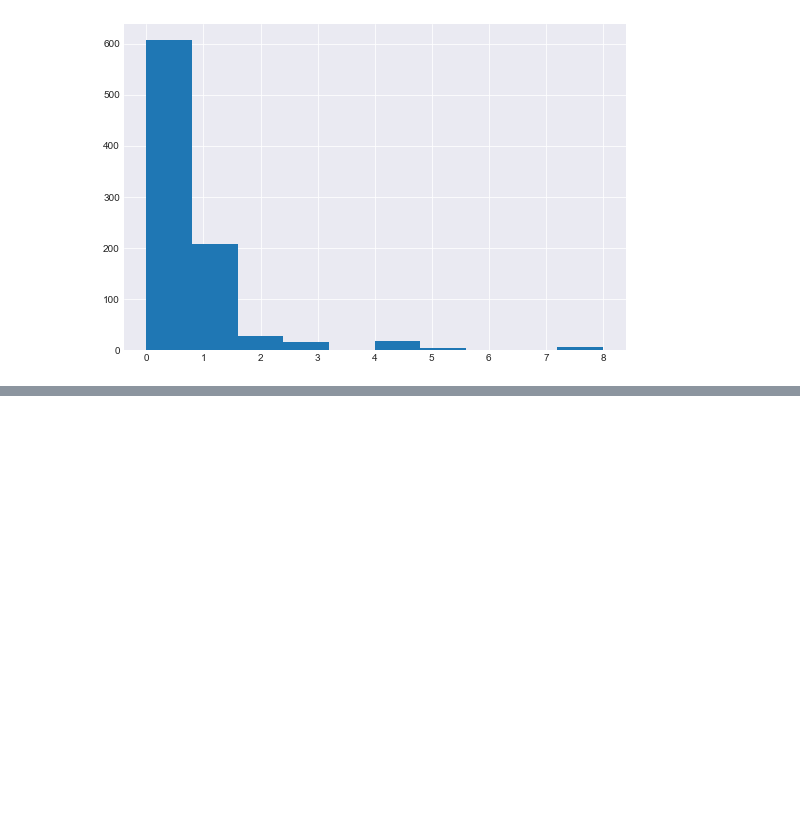
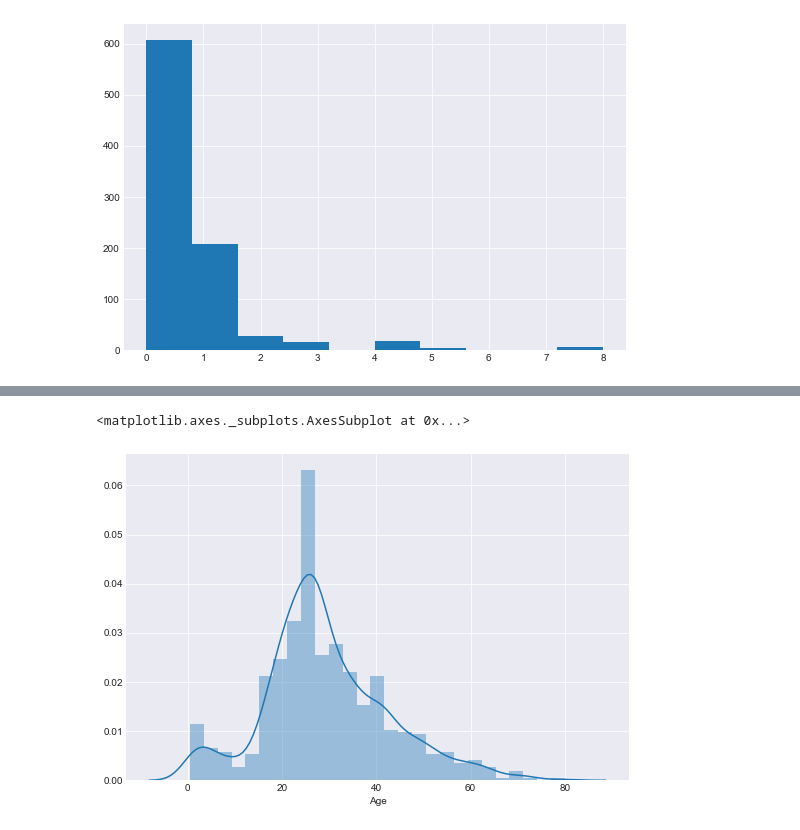
Before and after one commit to vikramsjn/Investigate-Titanic-Dataset, a Jupyter notebook: Analysis of Titanic Dataset.ipynb, the cells around one changed output, grey strips where cells are left out. Saved outputs shown, nothing was run; the diff lists cells and outputs as text; code cells hidden in the pictures; blank space fills up the shorter version.

```diff
--- a/Analysis of Titanic Dataset.ipynb
+++ b/Analysis of Titanic Dataset.ipynb
@@ -705,0 +721,5 @@ titanic_df.SibSp.hist()
+# %%
+sns.distplot(titanic_df.Age)
+# %% [output]
+<matplotlib.axes._subplots.AxesSubplot at 0x...>
+[figure, added]
```
Also changed, not shown: parts of 8 cells of this notebook.
